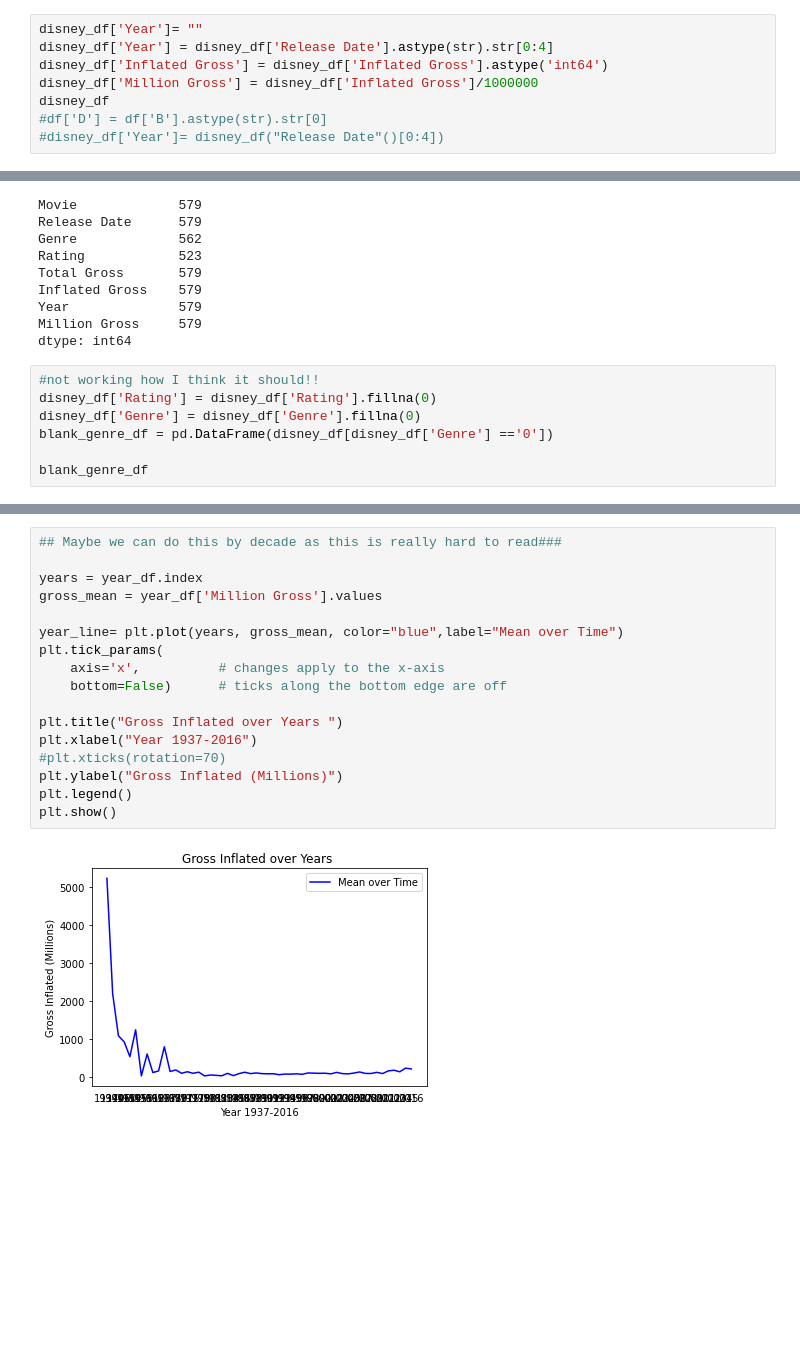
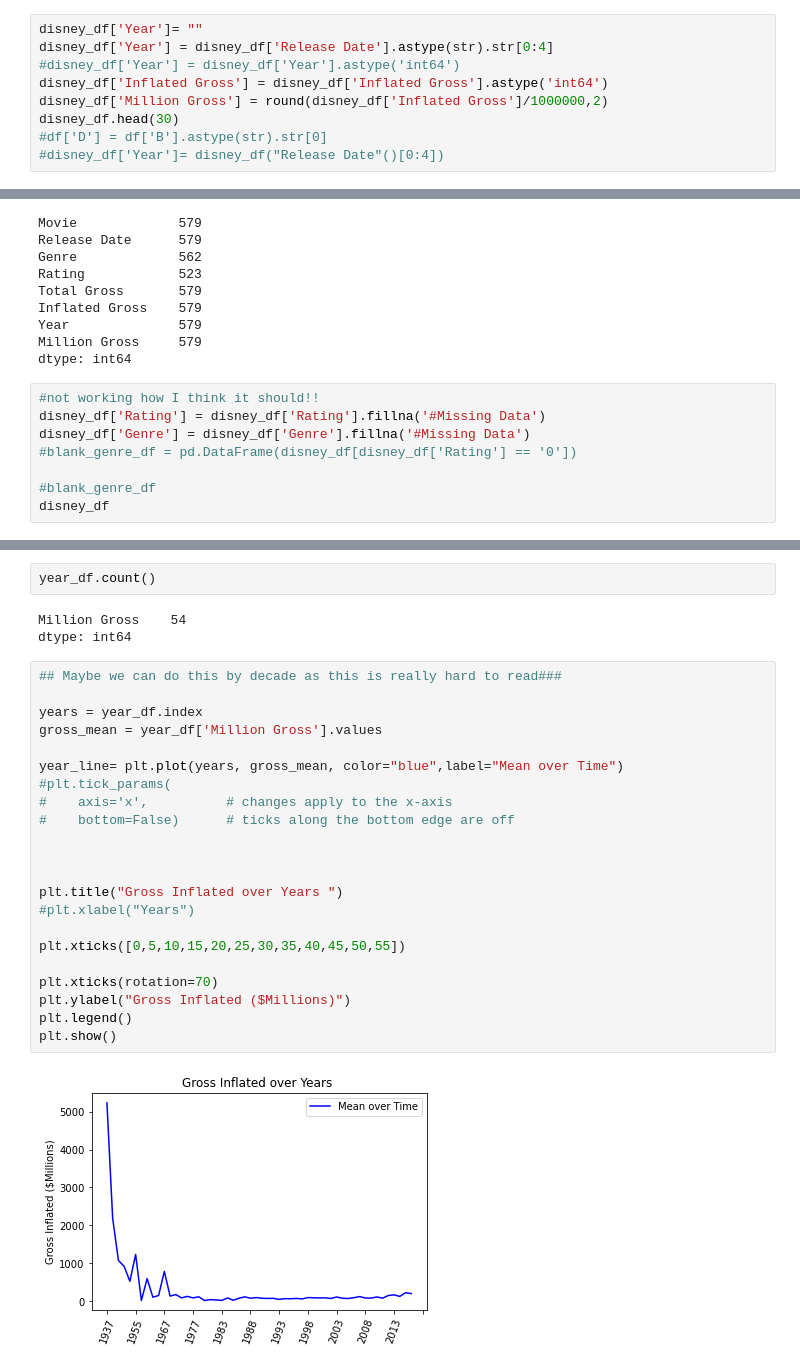
Before and after one commit to Gujaratigirl/butler-groupB-project1, a Jupyter notebook: Disney.ipynb, the cells around one changed output, grey strips where cells are left out. Saved outputs shown, nothing was run; the diff lists cells and outputs as text; blank space fills up the shorter version.

```diff
--- a/Disney.ipynb
+++ b/Disney.ipynb
@@ -48,9 +48,10 @@ array(['Musical', 'Adventure', 'Drama', 'Comedy', nan, 'Action', 'Horror',
 # %%
 disney_df['Year']= ""
 disney_df['Year'] = disney_df['Release Date'].astype(str).str[0:4]
+#disney_df['Year'] = disney_df['Year'].astype('int64')
 disney_df['Inflated Gross'] = disney_df['Inflated Gross'].astype('int64')
-disney_df['Million Gross'] = disney_df['Inflated Gross']/1000000
-disney_df
+disney_df['Million Gross'] = round(disney_df['Inflated Gross']/1000000,2)
+disney_df.head(30)
 #df['D'] = df['B'].astype(str).str[0]
 #disney_df['Year']= disney_df("Release Date"()[0:4])
 # %% [output]
@@ -81,10 +86,11 @@ Million Gross     579
 dtype: int64
 # %%
 #not working how I think it should!!
-disney_df['Rating'] = disney_df['Rating'].fillna(0)
-disney_df['Genre'] = disney_df['Genre'].fillna(0)
-blank_genre_df = pd.DataFrame(disney_df[disney_df['Genre'] =='0'])
+disney_df['Rating'] = disney_df['Rating'].fillna('#Missing Data')
+disney_df['Genre'] = disney_df['Genre'].fillna('#Missing Data')
+#blank_genre_df = pd.DataFrame(disney_df[disney_df['Rating'] == '0'])
 
-blank_genre_df
+#blank_genre_df
+disney_df
 # %% [output]
 |  | Movie | Release Date | Genre | Rating | Total Gross | Inflated Gross | Year | Million Gross |
@@ -351,19 +436,29 @@ year_df
+# %%
+year_df.count()
+# %% [output]
+Million Gross    54
+dtype: int64
 # %%
 ## Maybe we can do this by decade as this is really hard to read###
 
 years = year_df.index
 gross_mean = year_df['Million Gross'].values
 
 year_line= plt.plot(years, gross_mean, color="blue",label="Mean over Time")
-plt.tick_params(
-    axis='x',          # changes apply to the x-axis
-    bottom=False)      # ticks along the bottom edge are off
+#plt.tick_params(
+#    axis='x',          # changes apply to the x-axis
+#    bottom=False)      # ticks along the bottom edge are off
+
+
 
 plt.title("Gross Inflated over Years ")
-plt.xlabel("Year 1937-2016")
-#plt.xticks(rotation=70)
-plt.ylabel("Gross Inflated (Millions)")
+#plt.xlabel("Years")
+
+plt.xticks([0,5,10,15,20,25,30,35,40,45,50,55])
+
+plt.xticks(rotation=70)
+plt.ylabel("Gross Inflated ($Millions)")
 plt.legend()
 plt.show()
 # %% [output]
-[figure, old version]
+[figure, new version]
```
Also changed, not shown: parts of 28 cells of this notebook.
